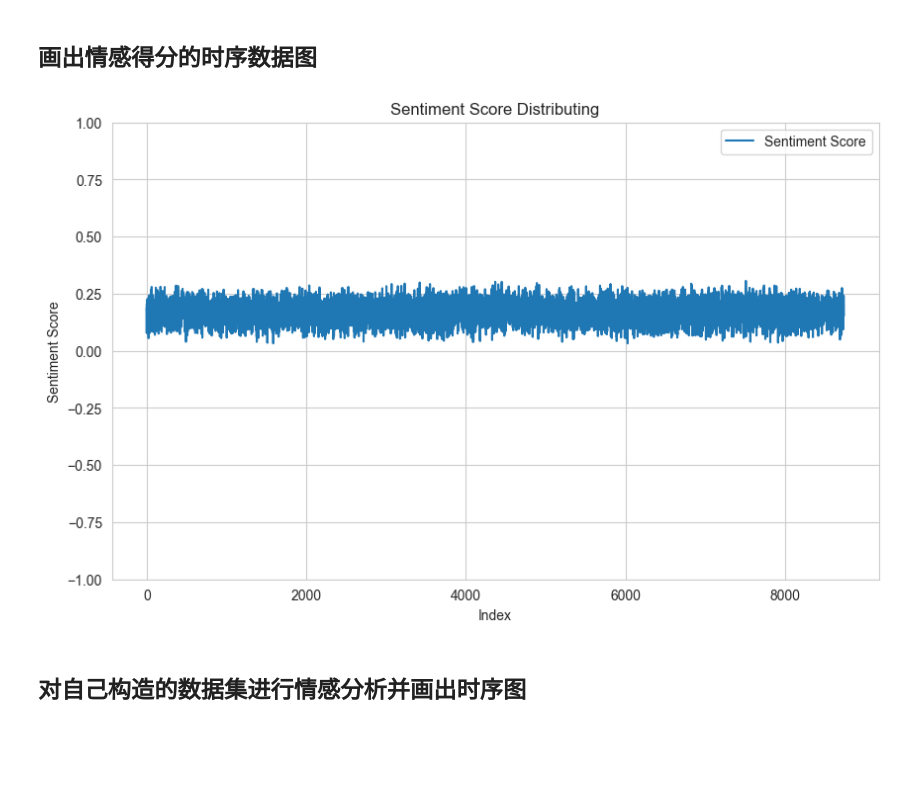
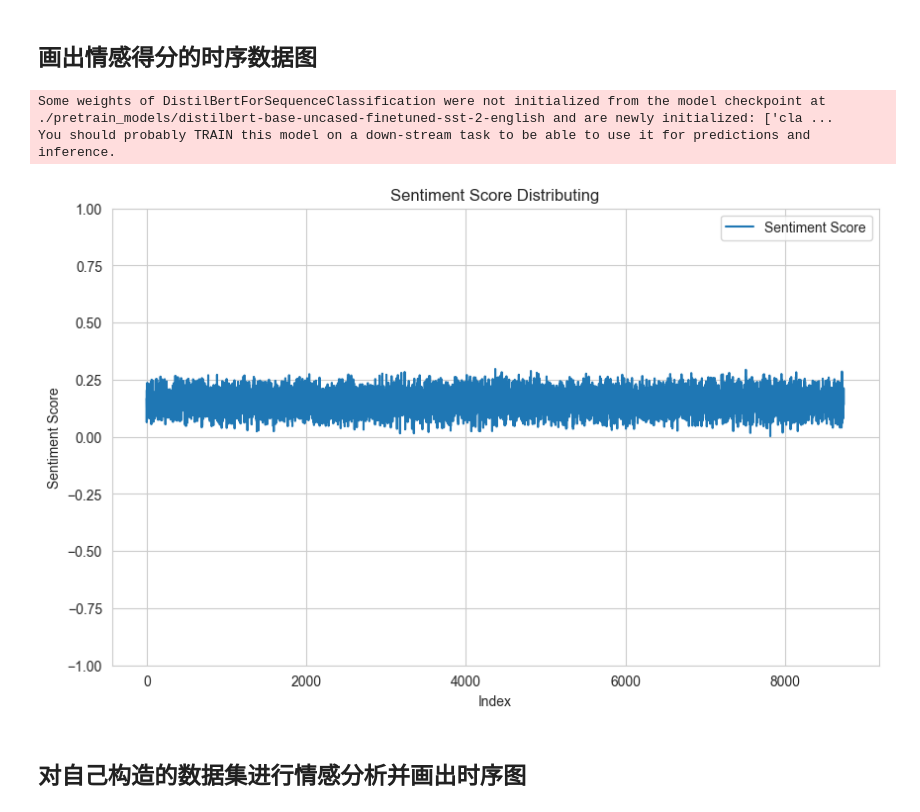
Before and after one commit to goghvan1113/TDCSA, a Jupyter notebook: Sentiment-Analysis.ipynb, the cells around one changed output. Cells and saved outputs as stored; diff of their text form; code cells hidden in the pictures; blank space fills up the shorter version.

```diff
--- a/Sentiment-Analysis.ipynb
+++ b/Sentiment-Analysis.ipynb
@@ -178,16 +190,9 @@ Passing `palette` without assigning `hue` is deprecated and will be removed in v
 # %% [markdown]
 ## 使用Trainer类微调Citation的情感分析
 # %%
-from sklearn.model_selection import train_test_split
-from transformers import DistilBertTokenizerFast, DistilBertForSequenceClassification, Trainer, TrainingArguments
-from transformers import XLNetTokenizerFast, XLNetForSequenceClassification
-from transformers import DataCollatorWithPadding
-from datasets import Dataset, DatasetDict
-import torch
-
 # 分割数据集：训练集80%，验证集10%，测试集10%
 train_texts, temp_texts, train_labels, temp_labels = train_test_split(
-    rawdata_df['Citation_Text'].tolist(), rawdata_df['Sentiment'].tolist(), test_size=TEST_DATASET_SIZE, stratify=rawdata_df['Sentiment'], random_state=42)
+    df['Citation_Text'].tolist(), df['Sentiment'].tolist(), test_size=TEST_DATASET_SIZE, stratify=df['Sentiment'], random_state=42)
 
 val_texts, test_texts, val_labels, test_labels = train_test_split(
     temp_texts, temp_labels, test_size=0.5, stratify=temp_labels, random_state=42)
@@ -206,11 +211,8 @@ Train Dataset Size: 5219
 Test Dataset Size: 1740
 Val Dataset Size: 1740
 # %%
-MODEL_NAME = 'distilbert-base-uncased'
-MODEL_PATH = './model/distilbert-base-uncased'
-
 # 分词器
-tokenizer = DistilBertTokenizerFast.from_pretrained(MODEL_NAME)
+tokenizer = AutoTokenizer.from_pretrained(BASE_MODEL_PATH)
 # padding代表填充批量样本最长的长度 attention_mask代表哪些是padding的，此时模型就忽略输入的填充部分
 tokenized_datasets = emotion_dataset.map(lambda f: tokenizer(f['text'], padding=True, truncation=True, return_tensors='pt', max_length=512),
                                       batch_size=16, batched=True) # WordPiece分词器
@@ -325,16 +325,14 @@ import os
 # 加载DistilBERT模型
 id2label={0:"Neutral", 1:"Positive", 2:"Negative"}
 label2id={"Neutral":0, "Positive":1, "Negative":2}
-model = DistilBertForSequenceClassification.from_pretrained(MODEL_NAME, id2label=id2label, label2id=label2id, num_labels=NUM_LABELS, cache_dir=MODEL_PATH).to(device)
+model = AutoModelForSequenceClassification.from_pretrained(BASE_MODEL_PATH, id2label=id2label, label2id=label2id, num_labels=NUM_LABELS).to(device)
 # model = DistilBertForSequenceClassification.from_pretrained(distilbert_model_sst2).to(device)
 # model.classifier = torch.nn.Linear(model.classifier.in_features, 3) # 修改模型的分类头，使其适应三分类任务
 
 # set the wandb project where this run will be logged
 os.environ["WANDB_PROJECT"]="finetune-distilbert-sst2"
-
 # save your trained model checkpoint to wandb
 os.environ["WANDB_LOG_MODEL"]="true"
-
 # turn off watch to log faster
 os.environ["WANDB_WATCH"]="false"
 
@@ -707,9 +703,9 @@ plot_confusion_matrix(test_labels, predicted_labels, list(label2id.keys()))
 # %%
 from torch.utils.data import DataLoader, ConcatDataset
 
-best_model_dir = './model/distilbert-base-uncased-finetuned-citation'
+best_model_dir = './finetuned_models/distilbert-base-uncased-finetuned-citation'
 trainer.save_model(best_model_dir)
-best_model = DistilBertForSequenceClassification.from_pretrained(best_model_dir).to(device)
+best_model = AutoModelForSequenceClassification.from_pretrained(best_model_dir).to(device)
 
 def predict_sentiment_score(model, dataset, batched=True, batch_size=32, weights=[-0.5, 1, -1], shuffle=False):
     '''
@@ -757,31 +753,33 @@ sentiment_scores = predict_sentiment_score(best_model, all_dataset, weights=weig
 # %%
 
 # # Pipeline的方法只能输出概率最大的标签和对应的标签值
 # # 因此他的值不可能小于0.3333，要输出连续的得分值在-1到1之间，需要自己利用logits或者概率值实现
 best_model_pipeline = pipeline(task='sentiment-analysis', model=best_model_dir, tokenizer=tokenizer, device='cuda')
-sst2_model_pipeline = pipeline(task='sentiment-analysis', model=distilbert_model_sst2, tokenizer=tokenizer, device='cuda')
+sst2_model_pipeline = pipeline(task='sentiment-analysis', model=SST2_FINETUNED_MODEL_PATH, tokenizer=tokenizer, device='cuda')
 
 # # Function to truncate sequences
 # def truncate_sequences(texts, max_length=512):
 #     return [tokenizer.decode(tokenizer.encode(text, max_length=max_length, truncation=True), skip_special_tokens=True) for text in texts]
 
 # # Apply truncation
-# mydata = truncate_sequences(rawdata_df['Citation_Text'].tolist())
+# mydata = truncate_sequences(df['Citation_Text'].tolist())
 # predictions = best_model_pipeline(mydata)
 # scores = [prediction['score'] for prediction in predictions]
-time_series_df = pd.DataFrame({'Sentiment Score': sentiment_scores}, index=rawdata_df.index)
+time_series_df = pd.DataFrame({'Sentiment Score': sentiment_scores}, index=df.index)
 
 plt.figure(figsize=(10, 6))
 plt.plot(time_series_df.index, time_series_df['Sentiment Score'], label='Sentiment Score')
 plt.xlabel('Index')
 plt.ylabel('Sentiment Score')
 plt.title('Sentiment Score Distributing')
 plt.ylim(-1, 1)
 # plt.axhline(y=0, color='r', linestyle='--')
 plt.legend()
 plt.show()
 # %% [output]
+Some weights of DistilBertForSequenceClassification were not initialized from the model checkpoint at ./pretrain_models/distilbert-base-uncased-finetuned-sst-2-english and are newly initialized: ['cla ...
+You should probably TRAIN this model on a down-stream task to be able to use it for predictions and inference.
-[figure, old version]
+[figure, new version]
 # %% [markdown]
 ## 对自己构造的数据集进行情感分析并画出时序图
 # %%
```
Also changed, not shown: parts of 28 cells of this notebook.
